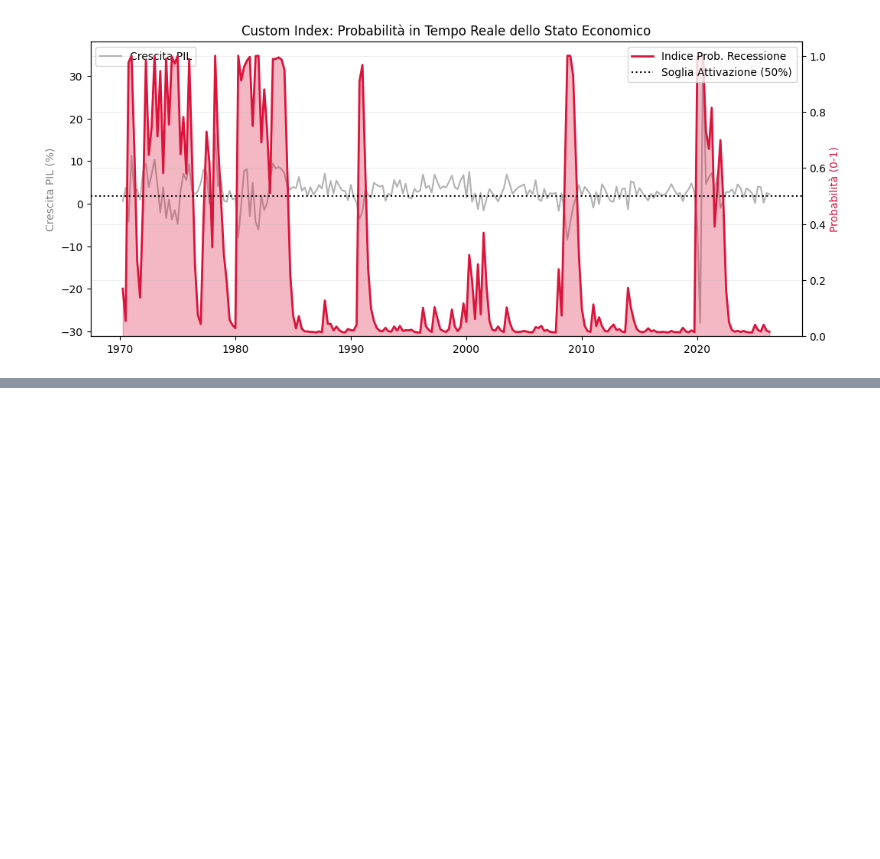
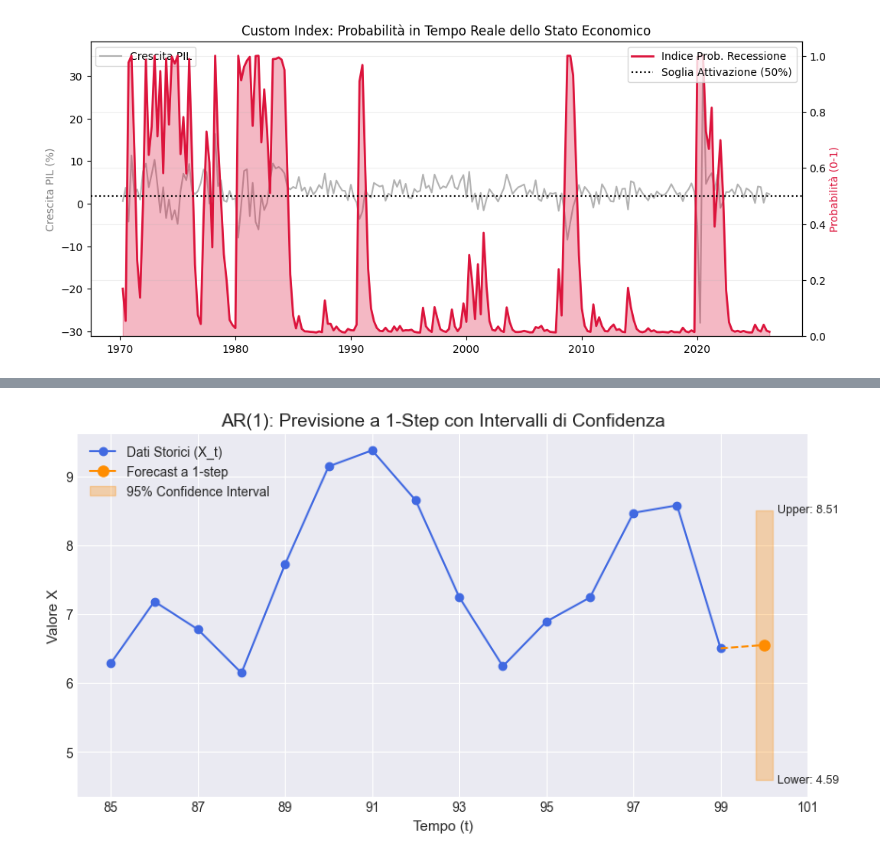
Before and after one commit to okjhonny/Time-Series-Th, a Jupyter notebook: Proof.ipynb, the cells around one changed output, grey strips where cells are left out. Cells and saved outputs as stored; diff of their text form; code cells hidden in the pictures; blank space fills up the shorter version.

Commit message:
Add files via upload
Forecast for AR(p) and MA(q) with confidence interval & ACF

```diff
--- a/Proof.ipynb
+++ b/Proof.ipynb
@@ -683,0 +636,7 @@ Probabilità di restare in Regime 1: 0.0%
+# %%
+import numpy as np
+import matplotlib.pyplot as plt
+
+# Setup per i grafici
+plt.style.use('seaborn-v0_8-darkgrid')
+np.random.seed(42)
@@ -683,0 +661,70 @@ Probabilità di restare in Regime 1: 0.0%
+# %%
+# Simulazione di un AR(1)
+n = 100
+c = 2.0
+phi = 0.7
+sigma = 1.0
+
+# Generiamo la serie
+epsilon = np.random.normal(0, sigma, n)
+X_ar1 = np.zeros(n)
+X_ar1[0] = c / (1 - phi) # Partenza dal valore medio incondizionato
+
+for t in range(1, n):
+    X_ar1[t] = c + phi * X_ar1[t-1] + epsilon[t]
+
+# Forecast 1-step ahead dal tempo n-1 al tempo n
+t_origin = n - 1
+X_t = X_ar1[t_origin]
+
+forecast_1_step = c + phi * X_t
+print(f"Valore reale al tempo t={t_origin}: {X_t:.2f}")
+print(f"Previsione 1-step ahead per t={t_origin+1}: {forecast_1_step:.2f}")
+
+# -----------------------
+
+# 1. Calcolo degli Intervalli di Confidenza (95%)
+z_score = 1.96
+margin_of_error = z_score * sigma
+
+lower_bound = forecast_1_step - margin_of_error
+upper_bound = forecast_1_step + margin_of_error
+
+print(f"Valore reale al tempo t={t_origin}: {X_t:.2f}")
+print(f"Previsione 1-step ahead (t={n}): {forecast_1_step:.2f}")
+print(f"Intervallo di confidenza al 95%: [{lower_bound:.2f}, {upper_bound:.2f}]")
+
+# 2. Visualizzazione su Grafico
+# Selezioniamo solo gli ultimi 15 periodi per non "schiacciare" visivamente la previsione
+lookback = 15
+time_storico = np.arange(n - lookback, n)
+time_forecast = n
+
+plt.figure(figsize=(10, 5))
+plt.style.use('seaborn-v0_8-darkgrid')
+
+# Plot della serie storica (ultimi 'lookback' periodi)
+plt.plot(time_storico, X_ar1[-lookback:], marker='o', color='royalblue', label='Dati Storici (X_t)')
+
+# Linea di connessione tra l'ultimo dato reale e la previsione
+plt.plot([n-1, n], [X_ar1[-1], forecast_1_step], linestyle='--', color='darkorange')
+
+# Plot del punto di previsione
+plt.plot(time_forecast, forecast_1_step, marker='o', markersize=8, color='darkorange', label='Forecast a 1-step')
+
+# Plot dell'intervallo di confidenza (area sfumata verticale)
+plt.fill_between([time_forecast - 0.2, time_forecast + 0.2],
+                 lower_bound, upper_bound,
+                 color='darkorange', alpha=0.3, label='95% Confidence Interval')
+
+# Aggiungiamo le etichette per i bound
+plt.text(time_forecast + 0.3, upper_bound, f"Upper: {upper_bound:.2f}", va='center', fontsize=9)
+plt.text(time_forecast + 0.3, lower_bound, f"Lower: {lower_bound:.2f}", va='center', fontsize=9)
+
+plt.title('AR(1): Previsione a 1-Step con Intervalli di Confidenza', fontsize=14)
+plt.xlabel('Tempo (t)', fontsize=11)
+plt.ylabel('Valore X', fontsize=11)
+plt.xticks(np.arange(n - lookback, n + 2, 2))
+plt.legend(loc='upper left')
+plt.show()
+# %% [output]
@@ -683,0 +736 @@ Probabilità di restare in Regime 1: 0.0%
+[figure, added]
```
Also changed, not shown: parts of 15 cells of this notebook.
